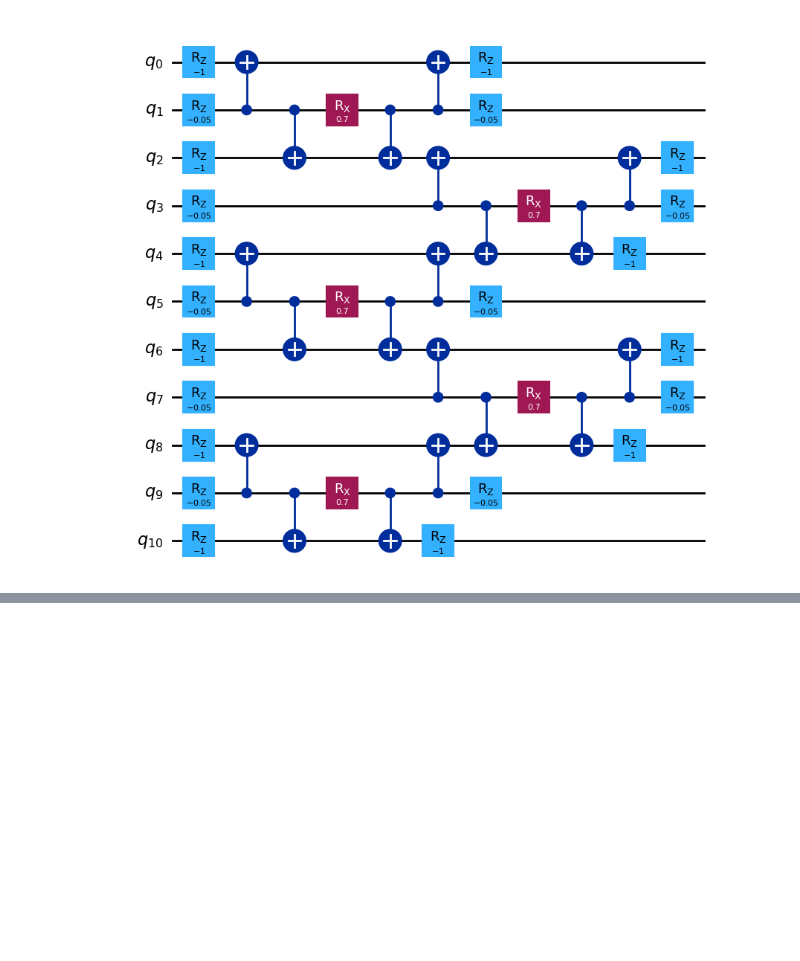
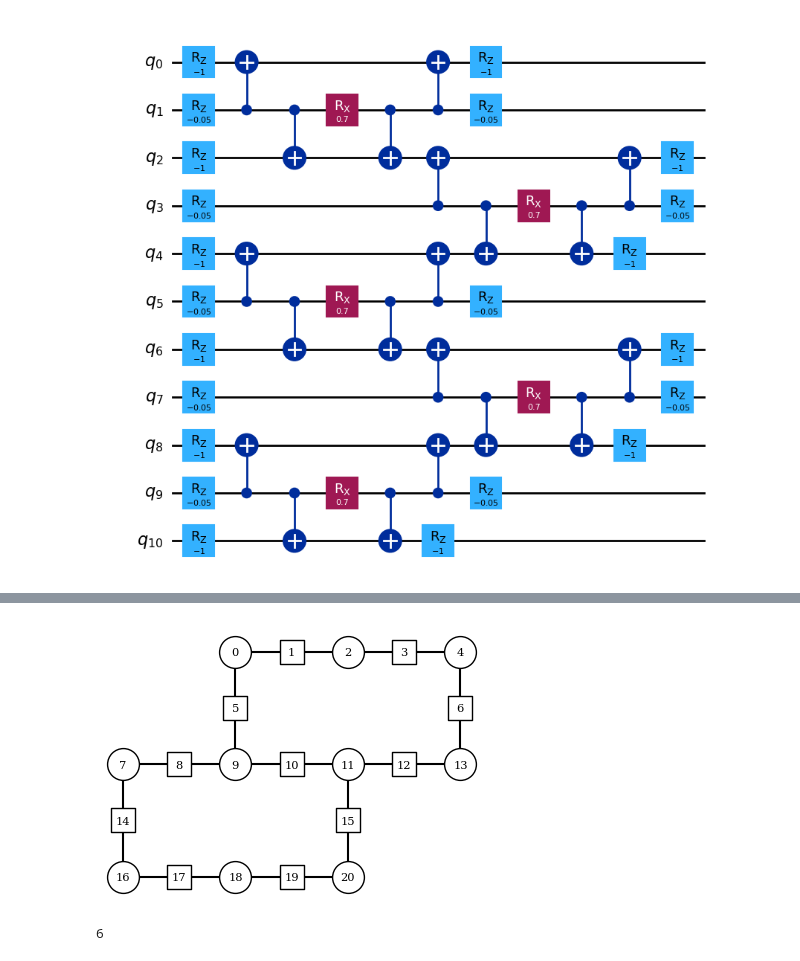
Before and after one commit to Fradm98/qs-qh, a Jupyter notebook: src/notebooks/Z2/circuits_plots.ipynb, the cells around one changed output, grey strips where cells are left out. Saved outputs shown, nothing was run; the diff lists cells and outputs as text; code cells hidden in the pictures; blank space fills up the shorter version.

```diff
--- a/src/notebooks/Z2/circuits_plots.ipynb
+++ b/src/notebooks/Z2/circuits_plots.ipynb
@@ -21,0 +31,9 @@ qc.draw(output="mpl", filename="second_order_trotter_gauge.pdf")
+# %%
+lattice.plot_lattice(number_qubits=True)
+# %% [output]
+[figure, added]
+# %%
+from utils.circs import depth2qb
+depth2qb(qc)
+# %% [output]
+6
```
Also changed, not shown: parts of 2 cells of this notebook, 2 other files.
